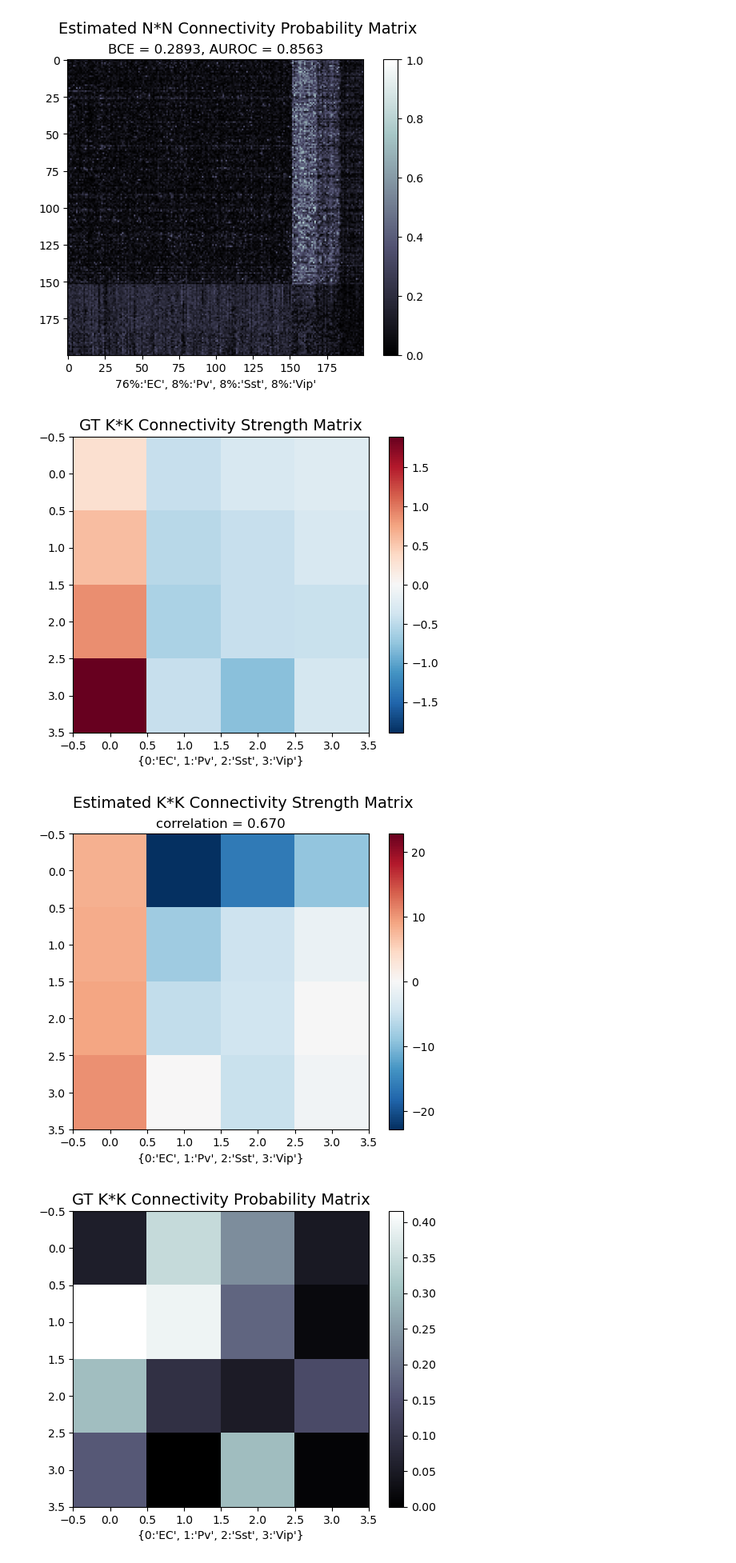
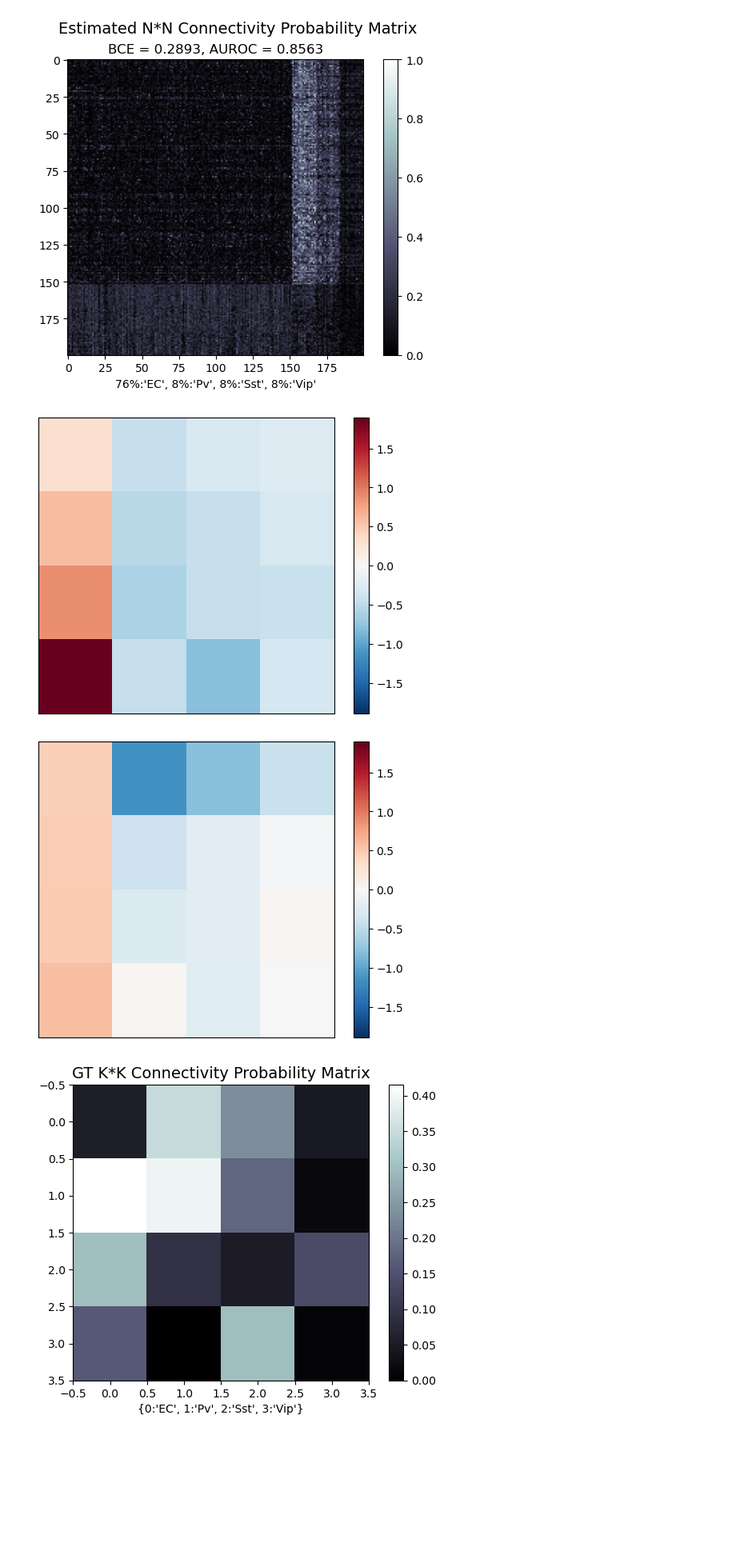
Before and after one commit to wuweizhang0723/func2graph, a Jupyter notebook: notebook/plot.ipynb, the cells around one changed output. Shown at 80% size. Saved outputs shown, nothing was run; the diff lists cells and outputs as text; code cells hidden in the pictures; blank space fills up the shorter version.

```diff
--- a/notebook/plot.ipynb
+++ b/notebook/plot.ipynb
@@ -84,23 +120,30 @@ plt.show()
 # %%
 max_abs = np.max(np.abs(strength_matrix))
 plt.imshow(strength_matrix, cmap='RdBu_r', vmin=-max_abs, vmax=max_abs)
 plt.colorbar()
-plt.title("GT K*K Connectivity Strength Matrix", fontsize=14)
-plt.xlabel("{0:'EC', 1:'Pv', 2:'Sst', 3:'Vip'}")
+# plt.title("GT K*K Connectivity Strength Matrix", fontsize=14)
+# plt.xlabel("{0:'EC', 1:'Pv', 2:'Sst', 3:'Vip'}")
+plt.xticks([])
+plt.yticks([])
 plt.show()
 
 kk_strength_W = np.load('../output/11_13_sim_data/Attention_Autoencoder_wuwei_200_0.001_0.3_2_5_1.0_1.0_30000_42_cell_type_200_prediction_1_42_32_128_128_0_1_1_200_64_0_5e-05_lookup_table_spatial_temporal_1_none_cycle_0.0/cell_type_level_W_42.npy')
+reg = LinearRegression().fit(kk_strength_W.reshape(-1, 1), strength_matrix.reshape(-1, 1))
+kk_strength_W = reg.predict(kk_strength_W.reshape(-1, 1))
+kk_strength_W = kk_strength_W.reshape((4, 4))
 
-max_abs = np.max(np.abs(kk_strength_W))
-plt.imshow(-1*kk_strength_W, cmap='RdBu_r', vmin=-max_abs, vmax=max_abs)
+max_abs = np.max(np.abs(strength_matrix))
+plt.imshow(kk_strength_W, cmap='RdBu_r', vmin=-max_abs, vmax=max_abs)
 plt.colorbar()
-plt.suptitle("Estimated K*K Connectivity Strength Matrix", fontsize=14)
-plt.title("correlation = 0.670")
-plt.xlabel("{0:'EC', 1:'Pv', 2:'Sst', 3:'Vip'}")
+# plt.suptitle("Estimated K*K Connectivity Strength Matrix", fontsize=14)
+# plt.title("correlation = 0.670")
+# plt.xlabel("{0:'EC', 1:'Pv', 2:'Sst', 3:'Vip'}")
+plt.xticks([])
+plt.yticks([])
 plt.show()
 # %% [output]
-[figure, old version]
+[figure, new version]
-[figure, old version]
+[figure, new version]
 # %%
 neuron_num = 200
 cell_type_count = {'EC':int(neuron_num*0.76), 'Pv':int(neuron_num*0.08), 'Sst':int(neuron_num*0.08), 'Vip':int(neuron_num*0.08)}
```
Also changed, not shown: parts of 5 cells of this notebook, 13 other files.
